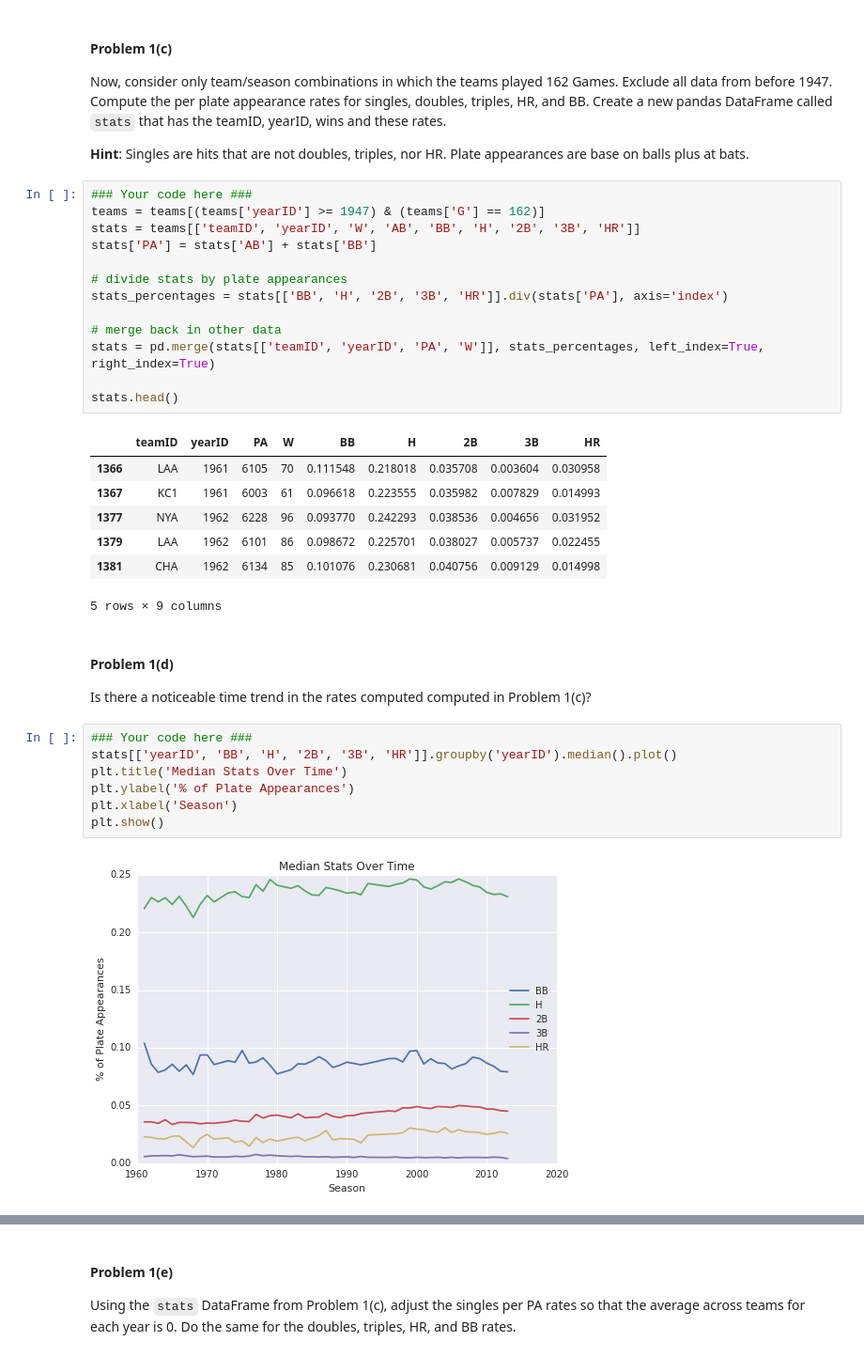
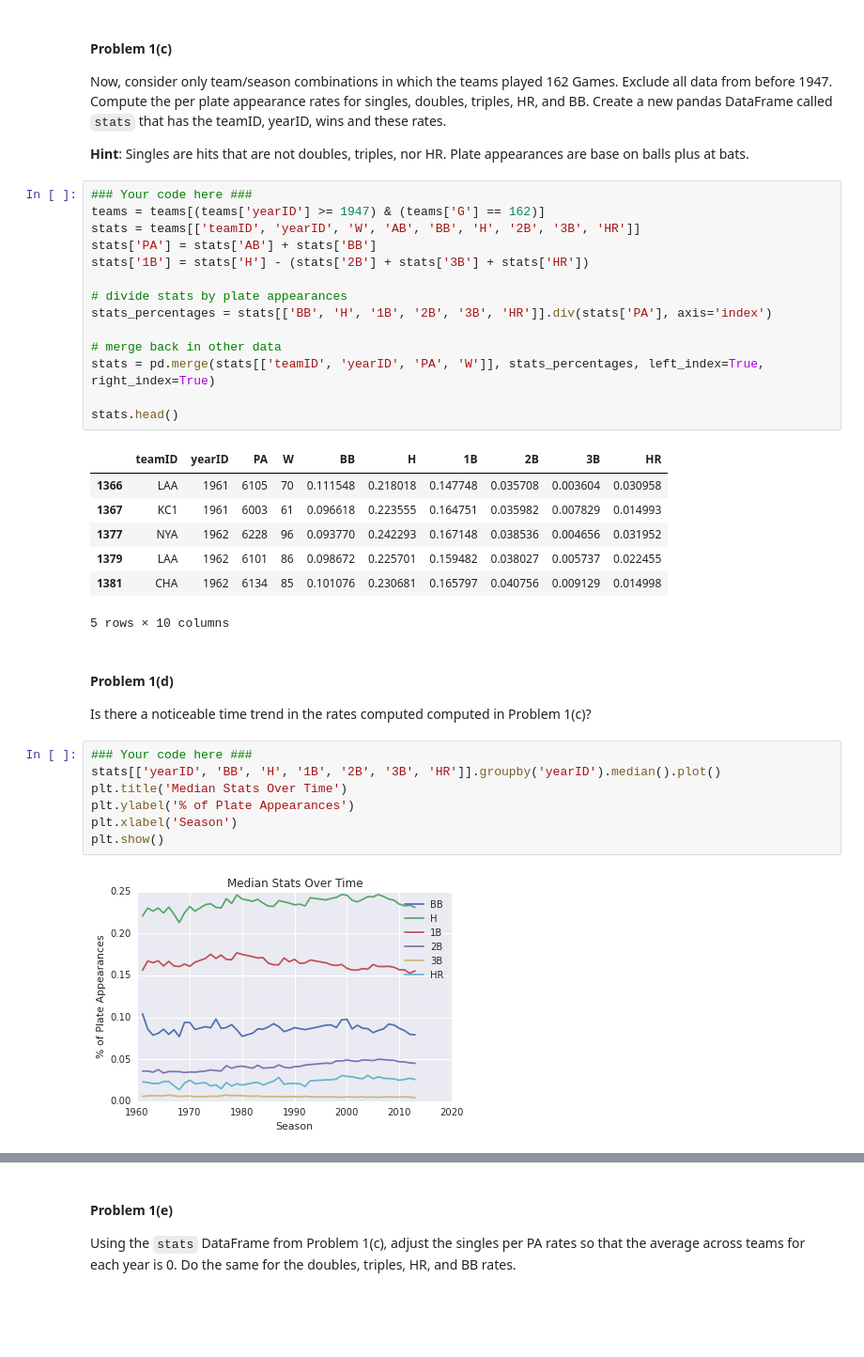
Before and after one commit to araftery/2014, a Jupyter notebook: homework/HW3.ipynb, the cells around one changed output, grey strips where cells are left out. Shown at 94% size. Saved outputs shown, nothing was run; the diff lists cells and outputs as text; blank space fills up the shorter version.

```diff
--- a/homework/HW3.ipynb
+++ b/homework/HW3.ipynb
@@ -121,33 +121,34 @@ Now, consider only team/season combinations in which the teams played 162 Games.
 teams = teams[(teams['yearID'] >= 1947) & (teams['G'] == 162)]
 stats = teams[['teamID', 'yearID', 'W', 'AB', 'BB', 'H', '2B', '3B', 'HR']]
 stats['PA'] = stats['AB'] + stats['BB']
+stats['1B'] = stats['H'] - (stats['2B'] + stats['3B'] + stats['HR'])
 
 # divide stats by plate appearances
-stats_percentages = stats[['BB', 'H', '2B', '3B', 'HR']].div(stats['PA'], axis='index')
+stats_percentages = stats[['BB', 'H', '1B', '2B', '3B', 'HR']].div(stats['PA'], axis='index')
 
 # merge back in other data
 stats = pd.merge(stats[['teamID', 'yearID', 'PA', 'W']], stats_percentages, left_index=True, right_index=True)
 
 stats.head()
 # %% [output]
-|  | teamID | yearID | PA | W | BB | H | 2B | 3B | HR |
-| 1366 | LAA | 1961 | 6105 | 70 | 0.111548 | 0.218018 | 0.035708 | 0.003604 | 0.030958 |
-| 1367 | KC1 | 1961 | 6003 | 61 | 0.096618 | 0.223555 | 0.035982 | 0.007829 | 0.014993 |
-| 1377 | NYA | 1962 | 6228 | 96 | 0.093770 | 0.242293 | 0.038536 | 0.004656 | 0.031952 |
-| 1379 | LAA | 1962 | 6101 | 86 | 0.098672 | 0.225701 | 0.038027 | 0.005737 | 0.022455 |
-| 1381 | CHA | 1962 | 6134 | 85 | 0.101076 | 0.230681 | 0.040756 | 0.009129 | 0.014998 |
+|  | teamID | yearID | PA | W | BB | H | 1B | 2B | 3B | HR |
+| 1366 | LAA | 1961 | 6105 | 70 | 0.111548 | 0.218018 | 0.147748 | 0.035708 | 0.003604 | 0.030958 |
+| 1367 | KC1 | 1961 | 6003 | 61 | 0.096618 | 0.223555 | 0.164751 | 0.035982 | 0.007829 | 0.014993 |
+| 1377 | NYA | 1962 | 6228 | 96 | 0.093770 | 0.242293 | 0.167148 | 0.038536 | 0.004656 | 0.031952 |
+| 1379 | LAA | 1962 | 6101 | 86 | 0.098672 | 0.225701 | 0.159482 | 0.038027 | 0.005737 | 0.022455 |
+| 1381 | CHA | 1962 | 6134 | 85 | 0.101076 | 0.230681 | 0.165797 | 0.040756 | 0.009129 | 0.014998 |
-5 rows × 9 columns
+5 rows × 10 columns
 # %% [markdown]
 #### Problem 1(d)
 
 Is there a noticeable time trend in the rates computed computed in Problem 1(c)?
 # %%
 ### Your code here ###
-stats[['yearID', 'BB', 'H', '2B', '3B', 'HR']].groupby('yearID').median().plot()
+stats[['yearID', 'BB', 'H', '1B', '2B', '3B', 'HR']].groupby('yearID').median().plot()
 plt.title('Median Stats Over Time')
 plt.ylabel('% of Plate Appearances')
 plt.xlabel('Season')
 plt.show()
 # %% [output]
-[figure, old version]
+[figure, new version]
 # %% [markdown]
```
Also changed, not shown: parts of 9 cells of this notebook.
